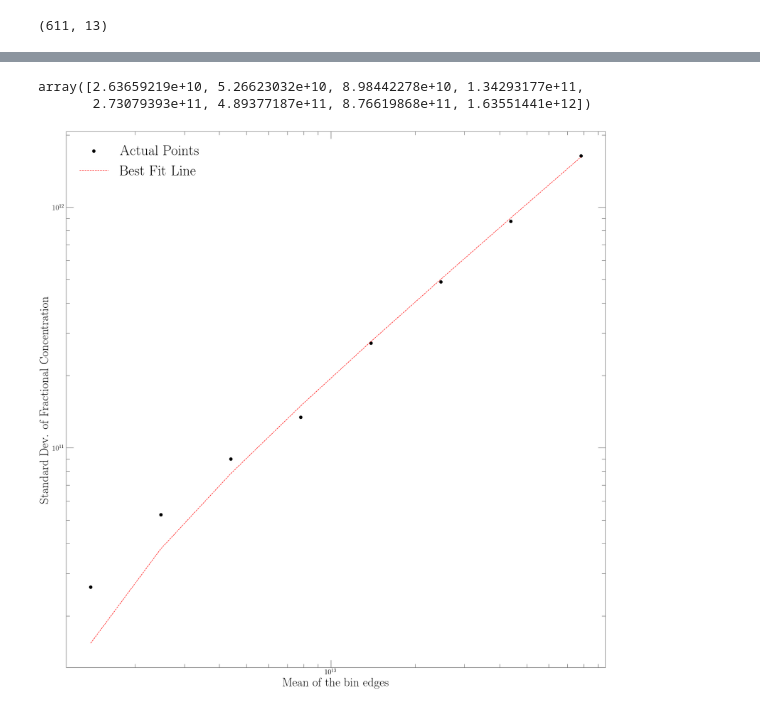
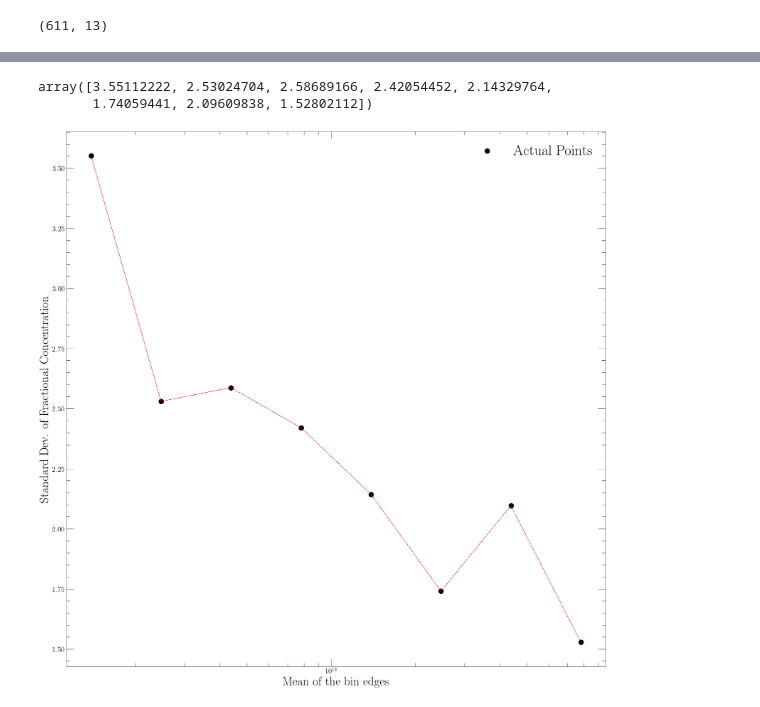
Before and after one commit to Nikhil0504/Simulations, a Jupyter notebook: Bolshoi/plots_jackknife.ipynb, the cells around one changed output, grey strips where cells are left out. Cells and saved outputs as stored; diff of their text form; code cells hidden in the pictures.

Commit message:
update plots and plotting script

```diff
--- a/Bolshoi/plots_jackknife.ipynb
+++ b/Bolshoi/plots_jackknife.ipynb
@@ -24,9 +24,10 @@ for i in range(8):
     plt.subplot(2, 4, i+1)
     hm = f'{np.log10(MASS_BINS[i])}-{np.log10(MASS_BINS[i+1])}'
     plt.hist(total[slices[i]: slices[i + 1] + 1, -1]/np.mean(total[slices[i]: slices[i + 1] + 1, 3]), label=f'Halo Mass: {hm}', bins=np.linspace(0, 2.5, 15), alpha=0.5)  # type: ignore
-    plt.legend(prop={'size':20})
+    plt.legend(prop={'size':18})
+    plt.xlabel(r'Fractional $c_\mathrm{{vir}}$')
     # plt.savefig(f'figures/cvir_dispersion_hist_{hm}.png')
     # plt.clf()
 
-plt.show()
-# plt.savefig(f'figures/cvir_dispersion_hist_subplots.png')
+# plt.show()
+plt.savefig(f'figures/cvir_dispersion_hist_subplots.png')
@@ -34,24 +37,24 @@ plt.show()
 X = np.array([])
 Y = np.array([])
 for i in range(8):
-    y = np.std(total[slices[i]: slices[i + 1] + 1, 1] / np.mean(total[slices[i]: slices[i + 1] + 1, 3]))
+    y = np.std(total[slices[i]: slices[i + 1] + 1, -1])
     x = np.mean([MASS_BINS[i], MASS_BINS[i + 1]])
     X = np.append(X, x)
     Y = np.append(Y, y)
 # %%
 Y
 # %% [output]
-array([2.63659219e+10, 5.26623032e+10, 8.98442278e+10, 1.34293177e+11,
-       2.73079393e+11, 4.89377187e+11, 8.76619868e+11, 1.63551441e+12])
+array([3.55112222, 2.53024704, 2.58689166, 2.42054452, 2.14329764,
+       1.74059441, 2.09609838, 1.52802112])
 # %%
-a, b = np.polyfit(X, Y, 1)
-plt.scatter(X, Y, color='black', label='Actual Points')
-plt.plot(X, a*X+b, 'r--', label='Best Fit Line')
+# a, b = np.polyfit(X, Y, 1)
+plt.scatter(X, Y, color='black', s=100, label='Actual Points')
+# plt.plot(X, a*X+b, 'r--', label='Best Fit Line')
+plt.plot(X, Y, 'r--')
 plt.xscale('log')
-plt.yscale('log')
 plt.ylabel('Standard Dev. of Fractional Concentration')
 plt.xlabel('Mean of the bin edges')
 plt.legend()
 plt.show()
 # %% [output]
-[figure, old version]
+[figure, new version]
```
Also changed, not shown: parts of 1 cell of this notebook, 10 other files.
